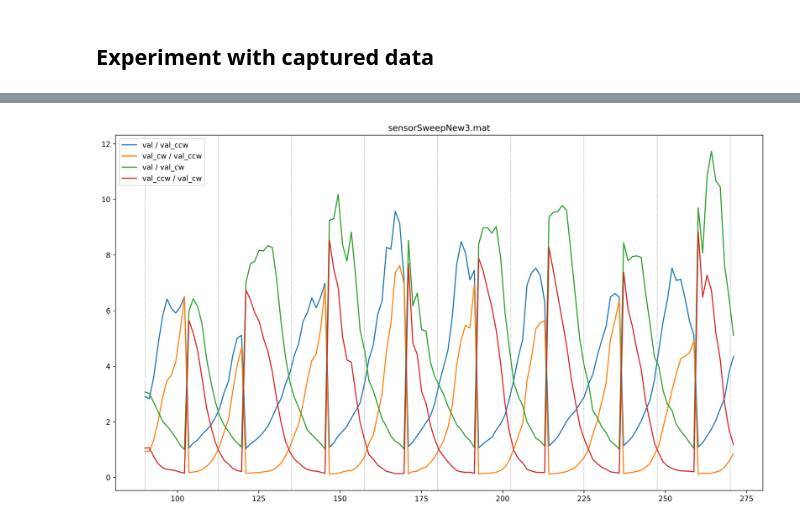
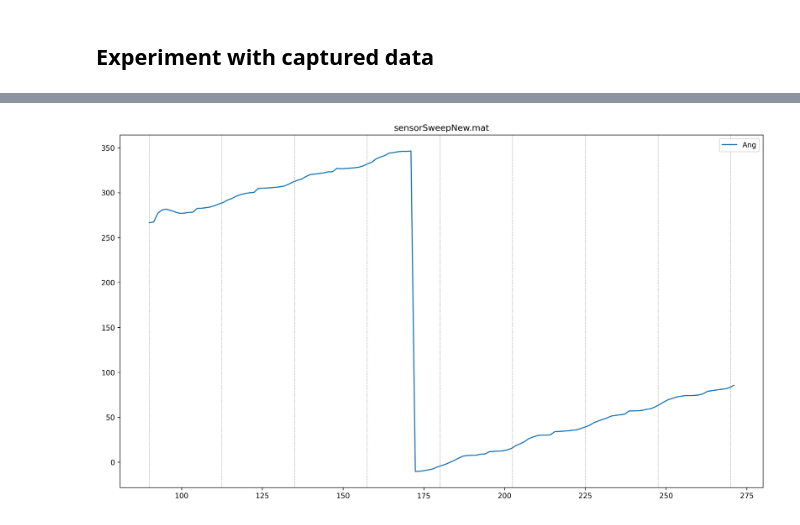
Before and after one commit to Jannled/InfraLoc_Lib, a Jupyter notebook: test.ipynb, the cells around one changed output, grey strips where cells are left out. Saved outputs shown, nothing was run; the diff lists cells and outputs as text; code cells hidden in the pictures.

Commit message:
Implement fine angle calculation

```diff
--- a/test.ipynb
+++ b/test.ipynb
@@ -95,7 +95,7 @@ STEP_SIZE = 10
 
 #FILENAME = 'sensorSweepBartlettWindow.mat'
 #FILENAME = 'sensorSweepNoWindow.mat'
-FILENAME = 'sensorSweepNew3.mat'
+FILENAME = 'sensorSweepNew.mat'
 
 # Set figure size
 plt.rcParams['figure.dpi'] = 300
@@ -142,7 +127,11 @@ segs_a = []
 segs_b = []
 segs_c = []
 segs_d = []
+calculatedAngles = []
 x=0
+
+for i in range(0, len(angles)):
+	angles[i] = (angles[i] - 0)
 
 def calculateDirection(magnitudes):
 	num_channels = len(magnitudes)
@@ -173,34 +162,39 @@ def calculateDirection(magnitudes):
 	segs_b.append(seg_b)
 	segs_c.append(seg_c)
 	segs_d.append(seg_d)
 
-	return (360/num_channels)*max_chan
+	vorzeichen = -1 if seg_b < seg_d else 1
+	OFFSET = 0.85
+	return (360/num_channels)*max_chan - pieSize/(seg_b+OFFSET) + pieSize/(seg_d+OFFSET)
 
 for d in mat_data['data']:
-	calculateDirection(d)
+	angle = calculateDirection(d)
+	calculatedAngles.append(angle)
 	x = x + 1
 
 # Labels
 LABELS = [
 	"val / val_ccw",
 	"val_cw / val_ccw",
 	"val / val_cw",
 	"val_ccw / val_cw",
 ]
 
 # Plot the segments
-plt.plot(angles, numpy.transpose([segs_a, segs_b, segs_c, segs_d]), label=LABELS) # Vanilla Transpose
+#plt.plot(angles, numpy.transpose([segs_a, segs_b, segs_c, segs_d]), label=LABELS)
+plt.plot(angles, calculatedAngles, label="Ang")
 plt.legend()
 plt.title(FILENAME)
+#plt.ylim(0, 15)
 
 minAngle = min(angles)
 maxAngle = max(angles)
 
 # Generate helper lines at each ir sender location
 for i in numpy.linspace(0, 360, num=NUM_CHANNELS + 1): # +1 since there is 0° and 360°
 	if i < minAngle or i > maxAngle:
 		continue
 
 	plt.axvline(i, linestyle='--', color='#999999', linewidth=0.5) # vertical lines
 # %% [output]
-[figure, old version]
+[figure, new version]
```
Also changed, not shown: parts of 1 cell of this notebook, 2 other files.
